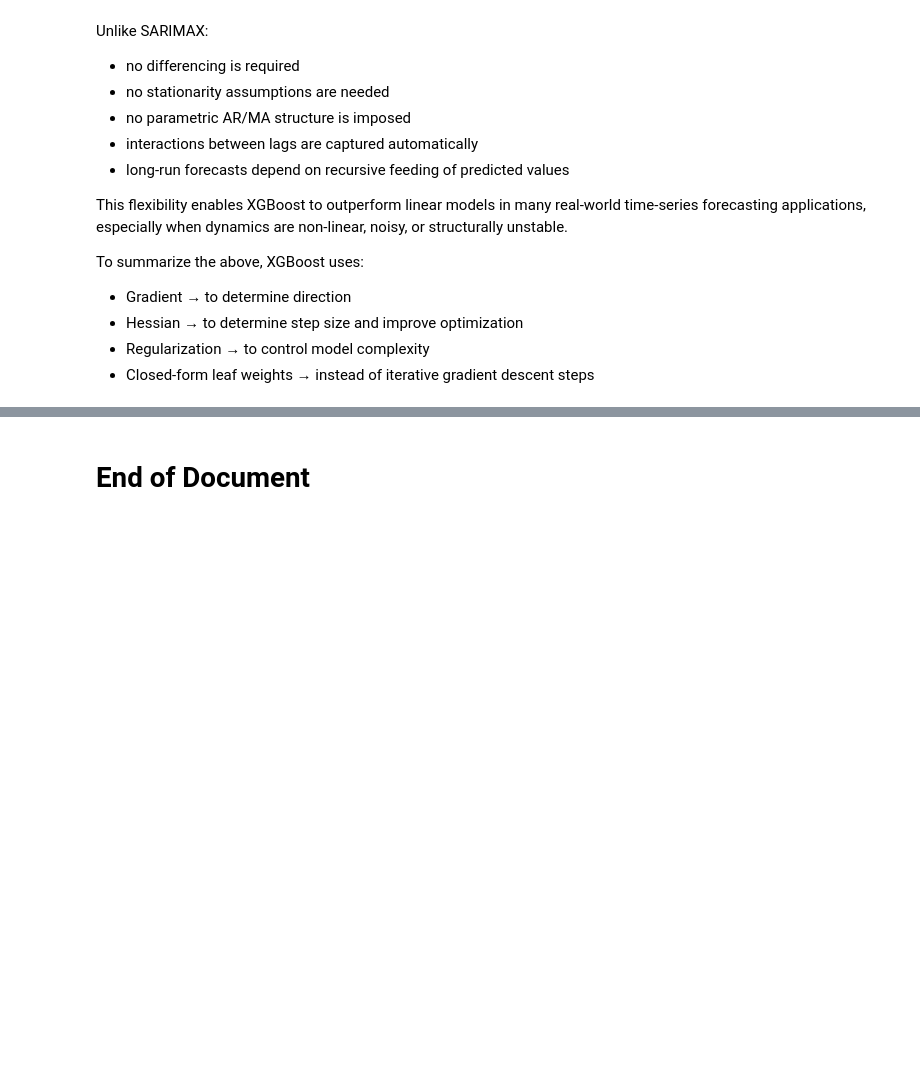
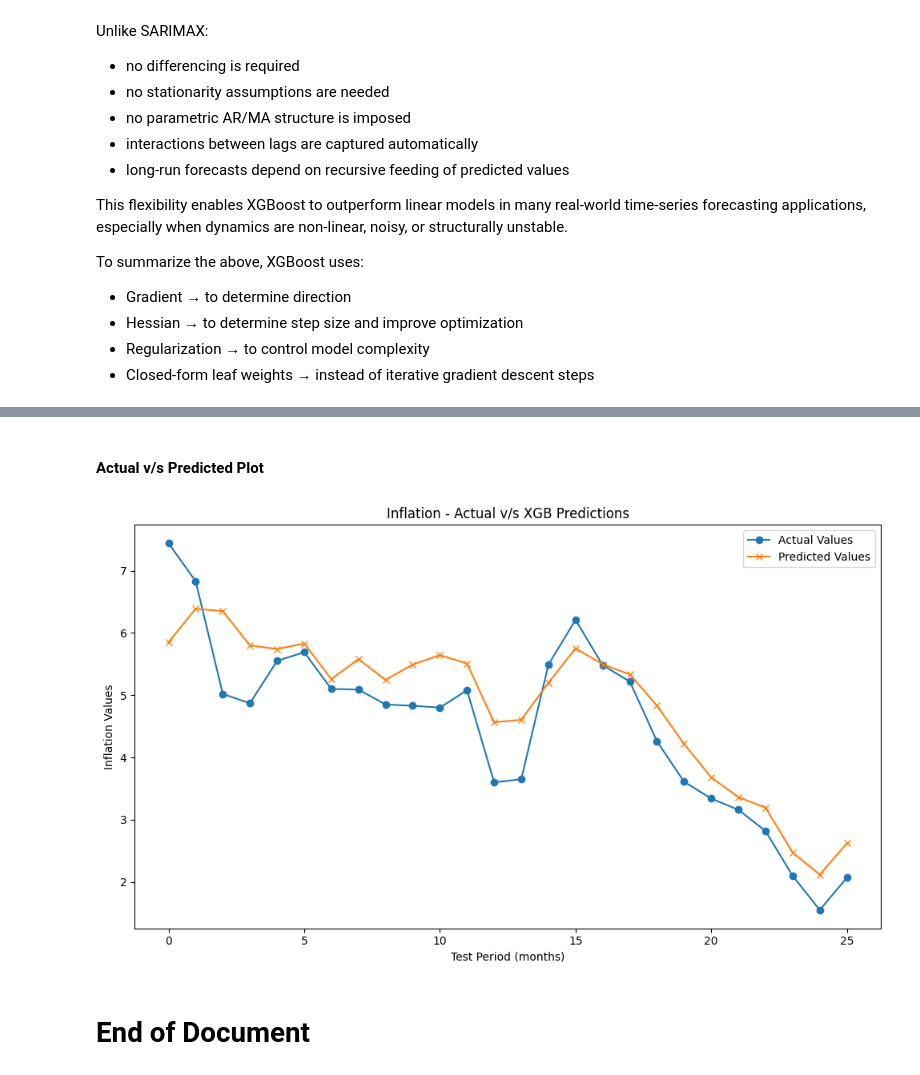
Before and after one commit to thenaivecoder89/statistical_and_machine_learning_models, a Jupyter notebook: inflation/arima_sarima_xgboost/Comparative_analysis_report_on_sarimax_xgb_on_inflation_dataset.ipynb, the cells around one changed output, grey strips where cells are left out. Drawn from its saved outputs; the diff is of its cells as text; code cells hidden in the pictures; blank space fills up the shorter version.

```diff
--- a/inflation/arima_sarima_xgboost/Comparative_analysis_report_on_sarimax_xgb_on_inflation_dataset.ipynb
+++ b/inflation/arima_sarima_xgboost/Comparative_analysis_report_on_sarimax_xgb_on_inflation_dataset.ipynb
@@ -1736,2 +1967,16 @@ CPI Inflation column data type: float64
+# %% [markdown]
+#### **Actual v/s Predicted Plot**
+# %%
+plt.figure(figsize=(10, 6), dpi=100)
+plt.plot(Y_test_XGB, label='Actual Values', marker='o')
+plt.plot(Y_pred_XGB, label='Predicted Values', marker='x')
+plt.title('Inflation - Actual v/s XGB Predictions')
+plt.xlabel('Test Period (months)')
+plt.ylabel('Inflation Values')
+plt.legend()
+plt.tight_layout()
+plt.show()
+# %% [output]
+[figure, added]
 # %% [markdown]
 # **End of Document**
```
Also changed, not shown: parts of 8 cells of this notebook.
